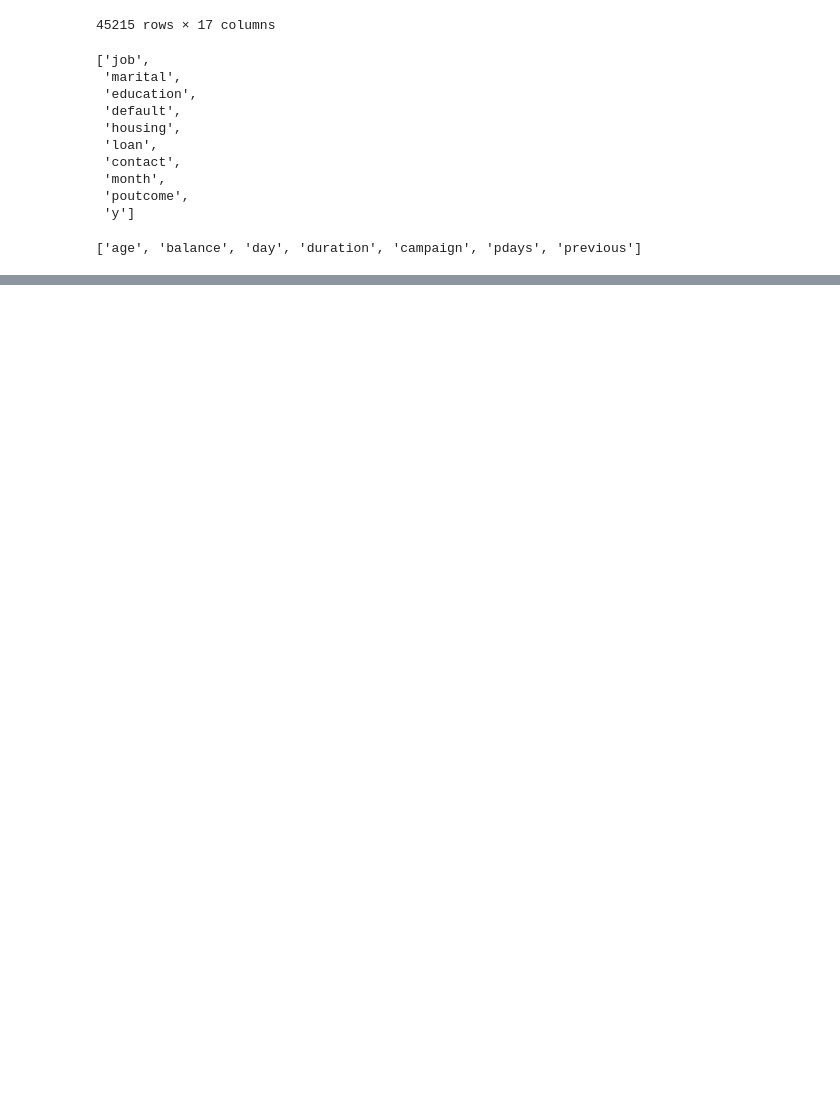
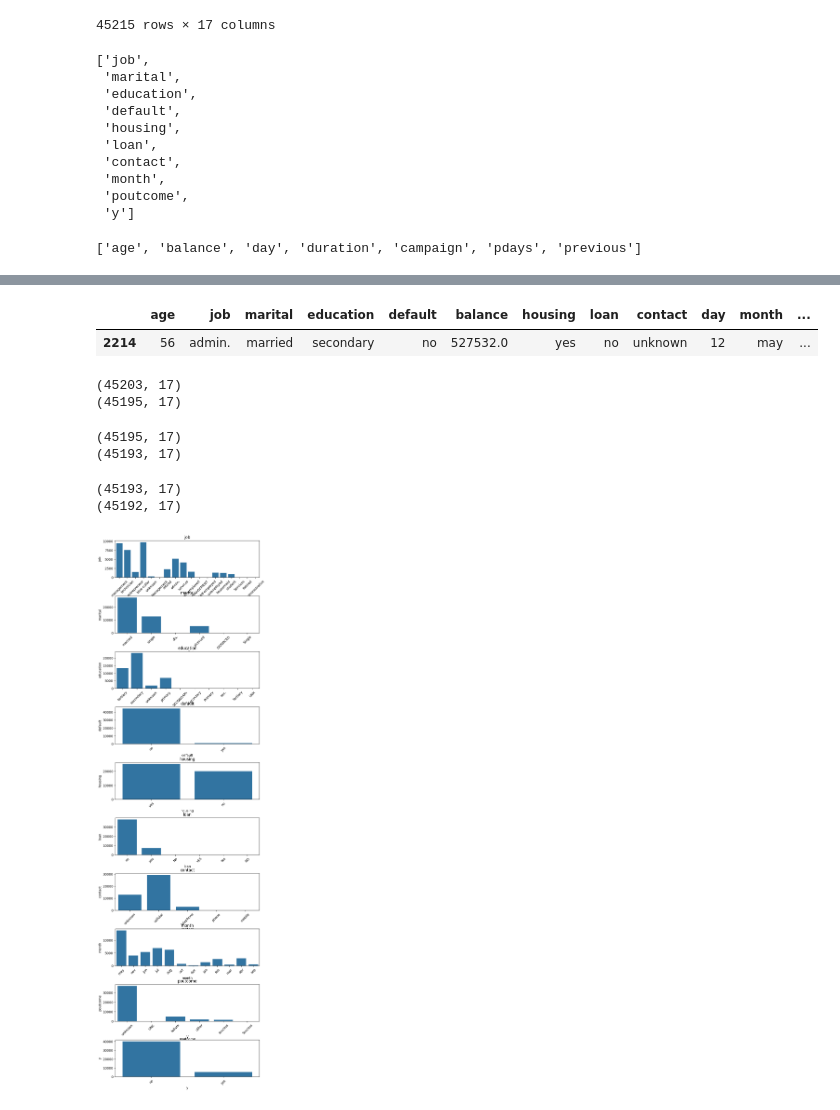
Before and after one commit to asegura4488/EDCO_IntroCienciaDatos, a Jupyter notebook: Semana4/LimpiezaBase.ipynb, the cells around one changed output, grey strips where cells are left out. Saved outputs shown, nothing was run; the diff lists cells and outputs as text; code cells hidden in the pictures; blank space fills up the shorter version.

```diff
--- a/Semana4/LimpiezaBase.ipynb
+++ b/Semana4/LimpiezaBase.ipynb
@@ -76,0 +200,42 @@ col_num
+# %%
+# Filtrado , masking
+mask = data['balance'] > 400000
+data[mask]
+# %% [output]
+|  | age | job | marital | education | default | balance | housing | loan | contact | day | month | ... |
+| 2214 | 56 | admin. | married | secondary | no | 527532.0 | yes | no | unknown | 12 | may | ... |
+# %%
+print(data.shape)
+mask1 = data['age'] <= 100
+data = data[mask1]
+print(data.shape)
+# %% [output]
+(45203, 17)
+(45195, 17)
+# %%
+print(data.shape)
+mask2 = data['duration'] >= 0
+data = data[mask2]
+print(data.shape)
+# %% [output]
+(45195, 17)
+(45193, 17)
+# %%
+print(data.shape)
+mask3 = data['previous'] <= 100
+data = data[mask3]
+print(data.shape)
+# %% [output]
+(45193, 17)
+(45192, 17)
+# %%
+fig, ax = plt.subplots( len(col_cate), 1, figsize=(8,30) )
+fig.subplots_adjust(hspace=0.5)
+
+for i, col in enumerate(col_cate): # sobre enumeracion
+  sns.countplot(x=col, data=data, ax=ax[i])
+  ax[i].set_title(col)
+  ax[i].set_ylabel(col)
+  ax[i].set_xticklabels(ax[i].get_xticklabels(), rotation=45)
+# %% [output]
+[figure, added]
```
Also changed, not shown: parts of 12 cells of this notebook.
